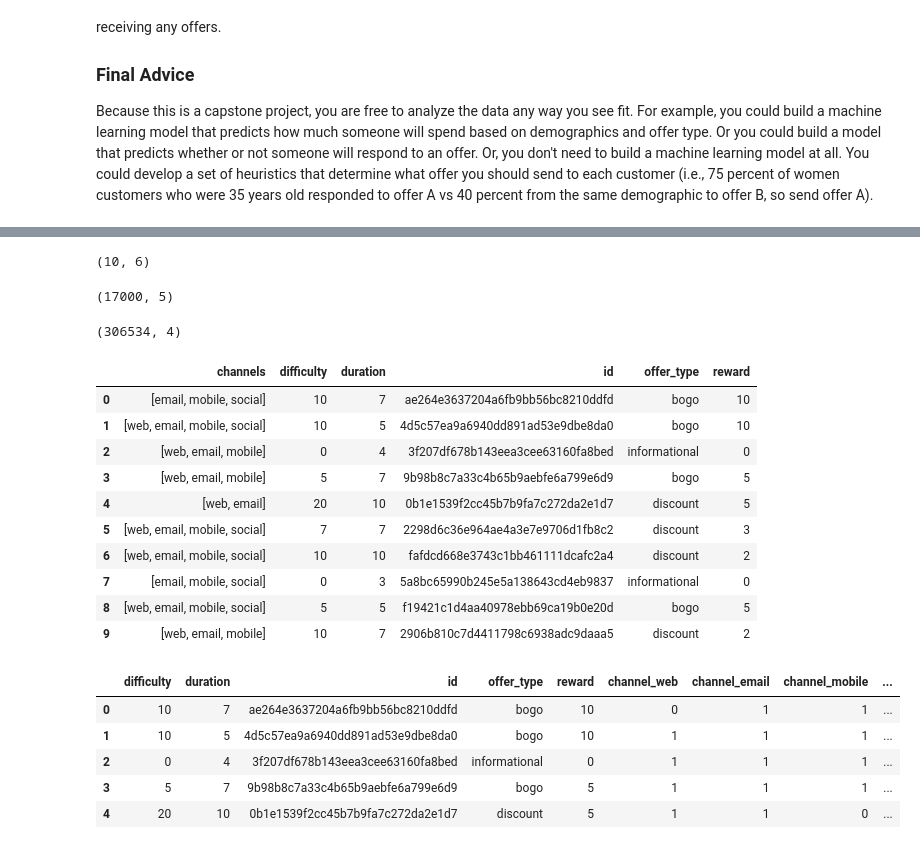
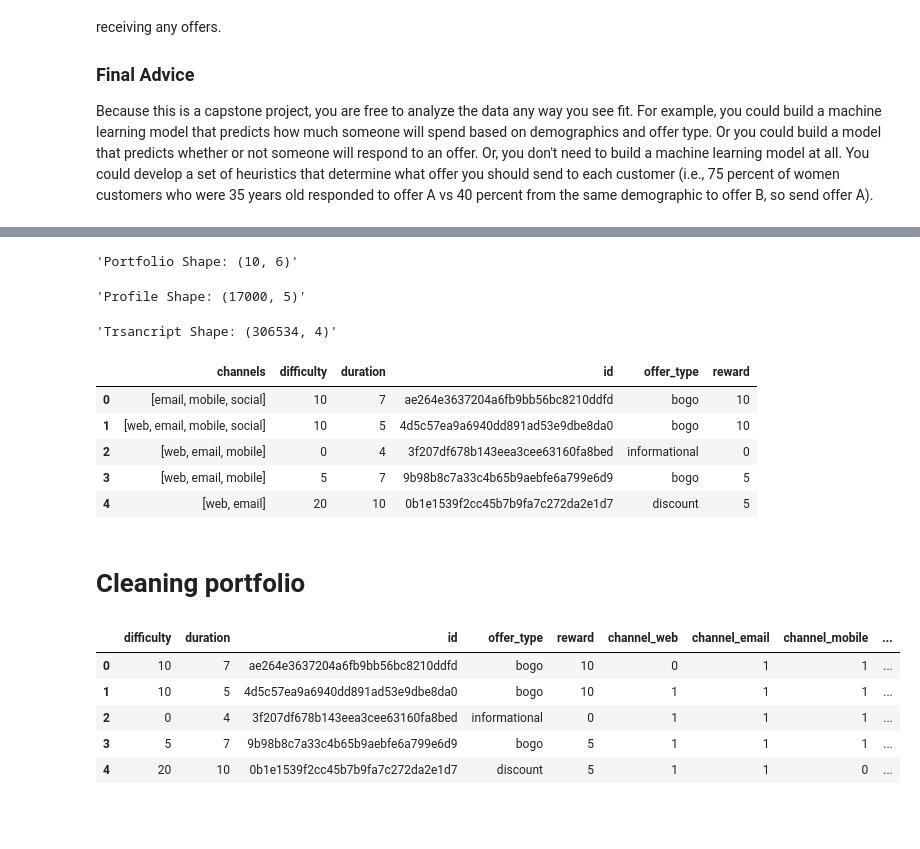
Before and after one commit to dipans/starbucks-capstone-challenge, a Jupyter notebook: Starbucks_Capstone_notebook.ipynb, the cells around one changed output, grey strips where cells are left out. Cells and saved outputs as stored; diff of their text form; code cells hidden in the pictures; blank space fills up the shorter version.

```diff
--- a/Starbucks_Capstone_notebook.ipynb
+++ b/Starbucks_Capstone_notebook.ipynb
@@ -86,24 +92,19 @@ portfolio = pd.read_json('data/portfolio.json', orient='records', lines=True)
 profile = pd.read_json('data/profile.json', orient='records', lines=True)
 transcript = pd.read_json('data/transcript.json', orient='records', lines=True)
 # %%
-display(portfolio.shape)
-display(profile.shape)
-display(transcript.shape)
+display("Portfolio Shape: {}".format(portfolio.shape))
+display("Profile Shape: {}".format(profile.shape))
+display("Trsancript Shape: {}".format(transcript.shape))
 # %% [output]
-(10, 6)
+'Portfolio Shape: (10, 6)'
-(17000, 5)
+'Profile Shape: (17000, 5)'
-(306534, 4)
+'Trsancript Shape: (306534, 4)'
 # %%
-portfolio
+portfolio.head()
 # %% [output]
 |  | channels | difficulty | duration | id | offer_type | reward |
 | 0 | [email, mobile, social] | 10 | 7 | ae264e3637204a6fb9bb56bc8210ddfd | bogo | 10 |
 | 1 | [web, email, mobile, social] | 10 | 5 | 4d5c57ea9a6940dd891ad53e9dbe8da0 | bogo | 10 |
 | 2 | [web, email, mobile] | 0 | 4 | 3f207df678b143eea3cee63160fa8bed | informational | 0 |
 | 3 | [web, email, mobile] | 5 | 7 | 9b98b8c7a33c4b65b9aebfe6a799e6d9 | bogo | 5 |
 | 4 | [web, email] | 20 | 10 | 0b1e1539f2cc45b7b9fa7c272da2e1d7 | discount | 5 |
-| 5 | [web, email, mobile, social] | 7 | 7 | 2298d6c36e964ae4a3e7e9706d1fb8c2 | discount | 3 |
-| 6 | [web, email, mobile, social] | 10 | 10 | fafdcd668e3743c1bb461111dcafc2a4 | discount | 2 |
-| 7 | [email, mobile, social] | 0 | 3 | 5a8bc65990b245e5a138643cd4eb9837 | informational | 0 |
-| 8 | [web, email, mobile, social] | 5 | 5 | f19421c1d4aa40978ebb69ca19b0e20d | bogo | 5 |
-| 9 | [web, email, mobile] | 10 | 7 | 2906b810c7d4411798c6938adc9daaa5 | discount | 2 |
@@ -112,0 +111,2 @@ portfolio_df = portfolio.copy()
+# %% [markdown]
+# Cleaning portfolio
```
Also changed, not shown: parts of 40 cells of this notebook.
